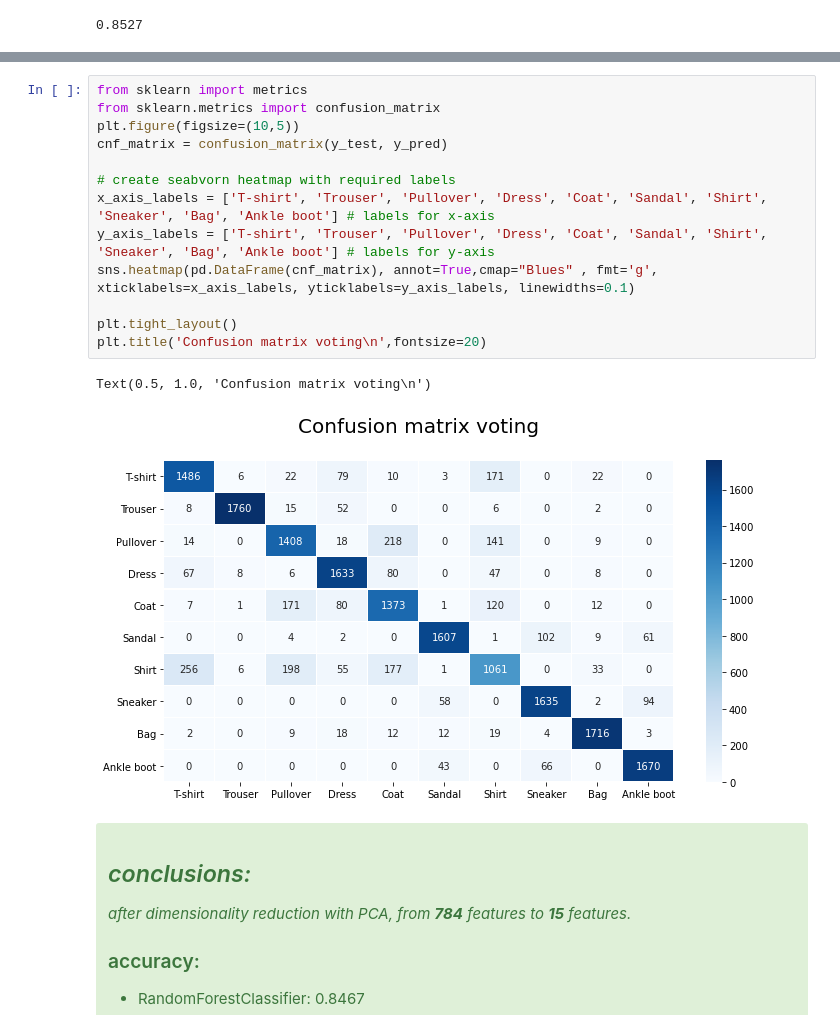
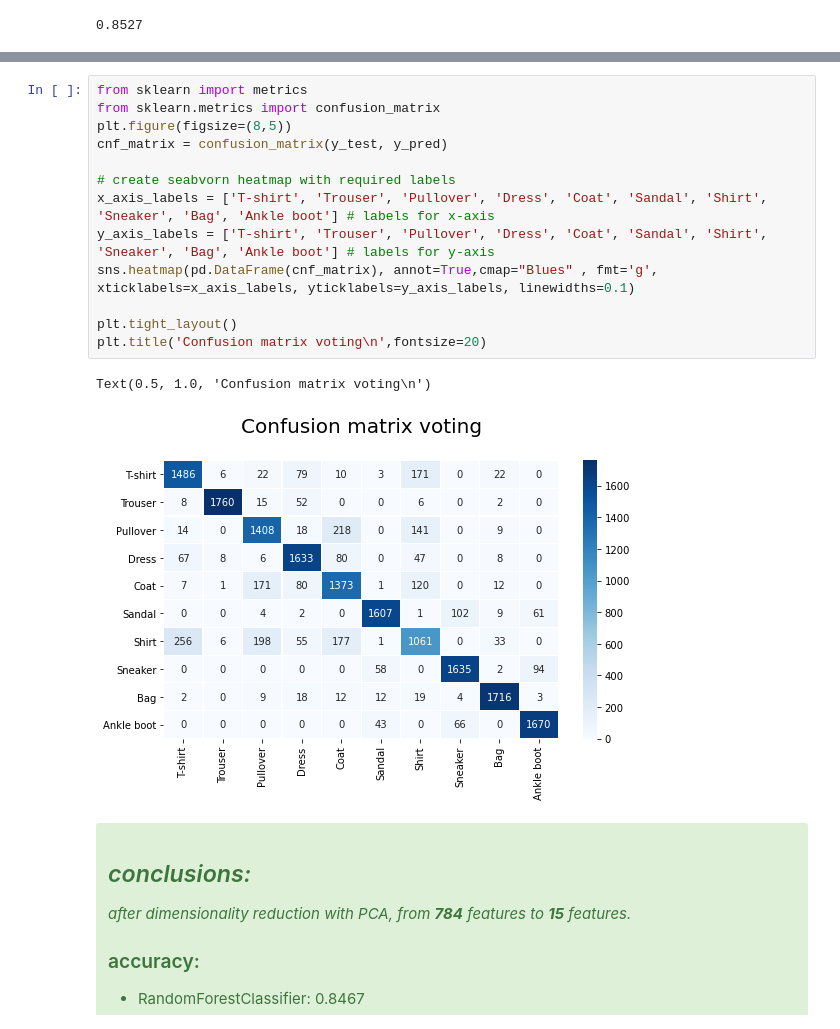
Before and after one commit to renanarimon/ML, a Jupyter notebook: fashion mnist.ipynb, the cells around one changed output, grey strips where cells are left out. Saved outputs shown, nothing was run; the diff lists cells and outputs as text.

```diff
--- a/fashion mnist.ipynb
+++ b/fashion mnist.ipynb
@@ -407,19 +407,19 @@ df_report = pd.DataFrame(report)
 # %%
 from sklearn import metrics
 from sklearn.metrics import confusion_matrix
-plt.figure(figsize=(10,5))
+plt.figure(figsize=(8,5))
 cnf_matrix = confusion_matrix(y_test, y_pred)
 
 # create seabvorn heatmap with required labels
 x_axis_labels = ['T-shirt', 'Trouser', 'Pullover', 'Dress', 'Coat', 'Sandal', 'Shirt', 'Sneaker', 'Bag', 'Ankle boot'] # labels for x-axis
 y_axis_labels = ['T-shirt', 'Trouser', 'Pullover', 'Dress', 'Coat', 'Sandal', 'Shirt', 'Sneaker', 'Bag', 'Ankle boot'] # labels for y-axis
 sns.heatmap(pd.DataFrame(cnf_matrix), annot=True,cmap="Blues" , fmt='g', xticklabels=x_axis_labels, yticklabels=y_axis_labels, linewidths=0.1)
 
 plt.tight_layout()
 plt.title('Confusion matrix voting\n',fontsize=20)
 # %% [output]
 Text(0.5, 1.0, 'Confusion matrix voting\n')
-[figure, old version]
+[figure, new version]
 # %% [markdown]
 <div class="alert alert-block alert-success">
 
```
Also changed, not shown: 1 other file.
